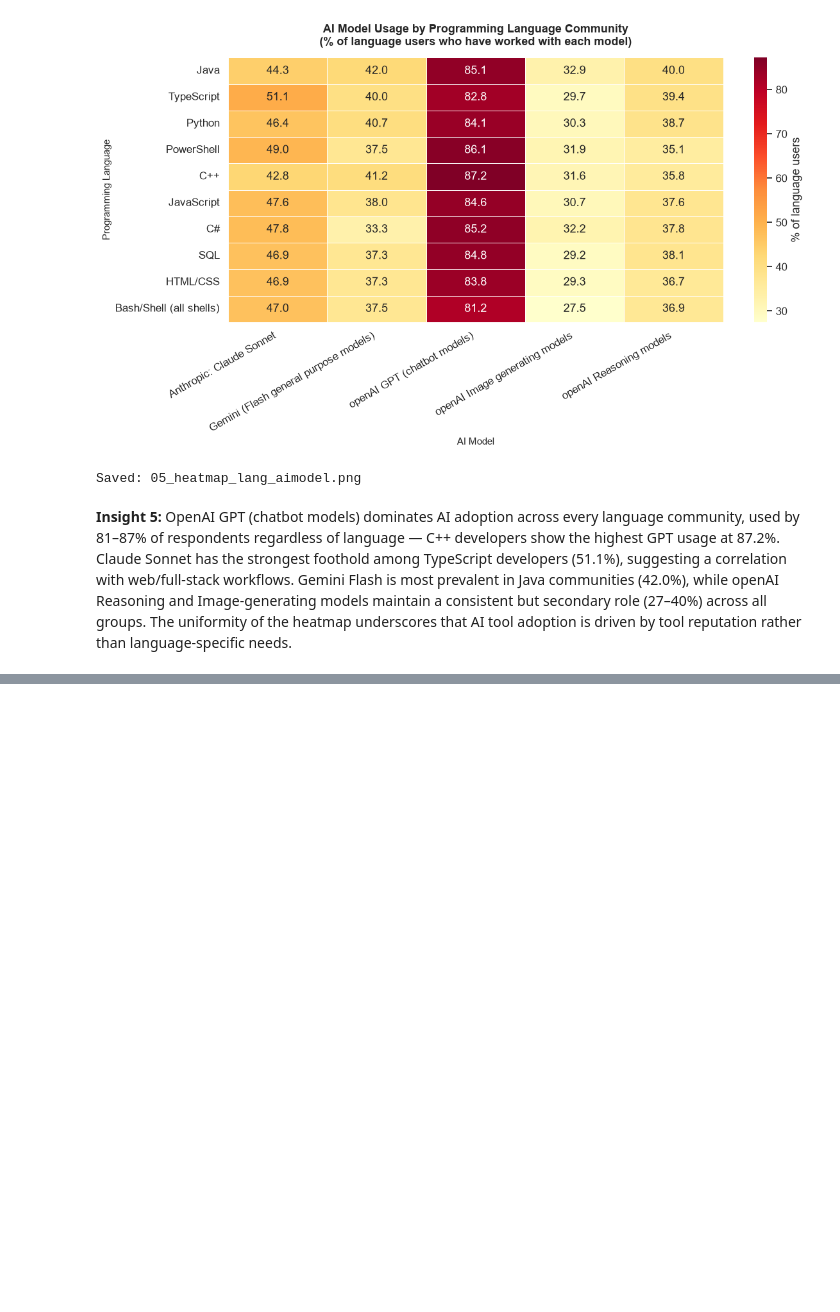
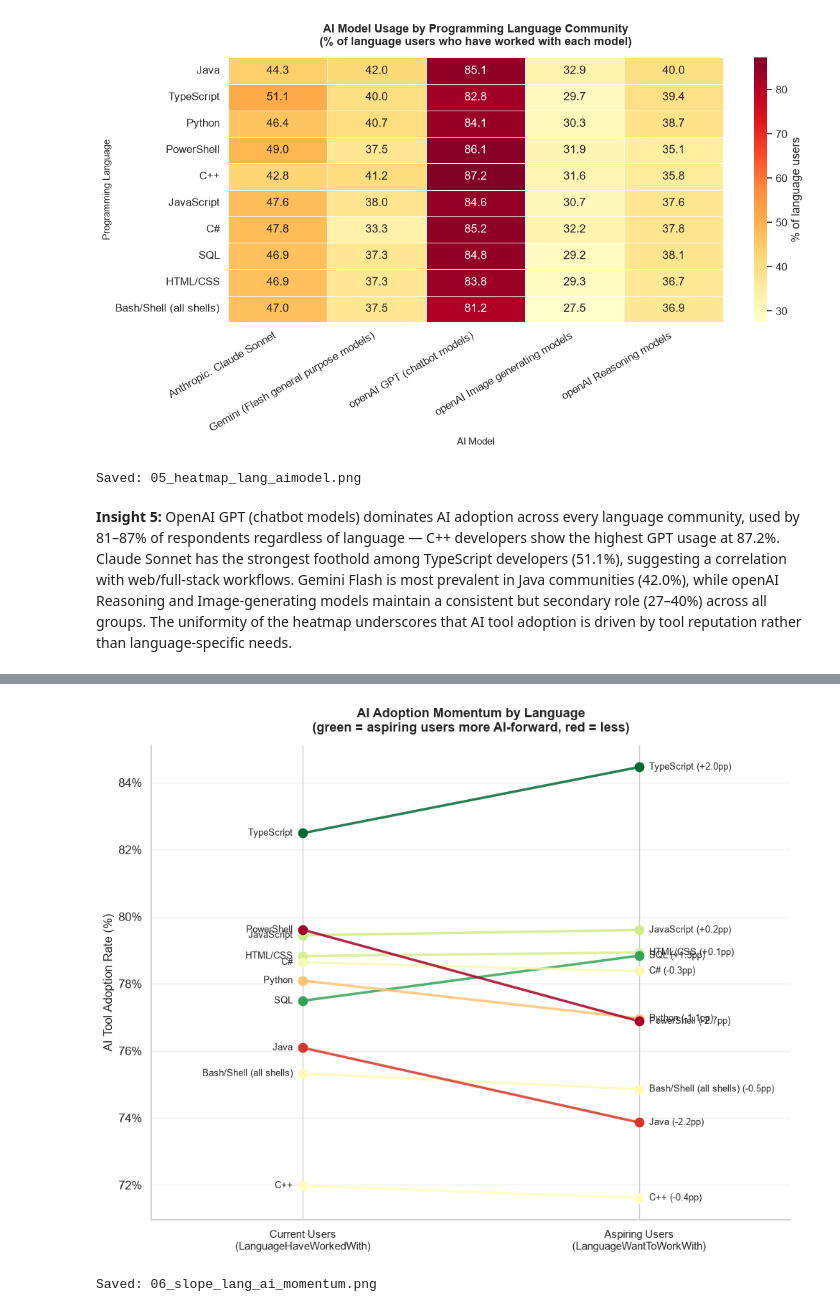
Before and after one commit to DanielAdif/eda-stackoverflow-survey-2025, a Jupyter notebook: notebooks/eda.ipynb, the cells around one changed output, grey strips where cells are left out. Cells and saved outputs as stored; diff of their text form; code cells hidden in the pictures; blank space fills up the shorter version.

Commit message:
feat: add Chart 6 slope chart (AI momentum by language)

```diff
--- a/notebooks/eda.ipynb
+++ b/notebooks/eda.ipynb
@@ -488,0 +526,38 @@ Saved: 05_heatmap_lang_aimodel.png
+# %%
+fig, ax = plt.subplots(figsize=(10, 8))
+cmap = plt.cm.RdYlGn
+gap_min, gap_max = slope_df['gap'].min(), slope_df['gap'].max()
+
+for _, row in slope_df.iterrows():
+    norm  = (row['gap'] - gap_min) / (gap_max - gap_min + 1e-9)
+    color = cmap(norm)
+
+    ax.plot([0, 1],
+            [row['current_ai_rate'] * 100, row['aspiring_ai_rate'] * 100],
+            color=color, linewidth=2.5, alpha=0.85, solid_capstyle='round')
+    ax.scatter([0], [row['current_ai_rate'] * 100],  color=color, s=80, zorder=3)
+    ax.scatter([1], [row['aspiring_ai_rate'] * 100], color=color, s=80, zorder=3)
+
+    ax.text(-0.03, row['current_ai_rate'] * 100,
+            row['lang'], ha='right', va='center', fontsize=9)
+    ax.text(1.03, row['aspiring_ai_rate'] * 100,
+            f"{row['lang']} ({row['gap']*100:+.1f}pp)",
+            ha='left', va='center', fontsize=9)
+
+ax.set_xlim(-0.45, 1.45)
+ax.set_xticks([0, 1])
+ax.set_xticklabels(['Current Users\n(LanguageHaveWorkedWith)',
+                     'Aspiring Users\n(LanguageWantToWorkWith)'], fontsize=11)
+ax.yaxis.set_major_formatter(mticker.FuncFormatter(lambda x, _: f'{x:.0f}%'))
+ax.set_ylabel('AI Tool Adoption Rate (%)', fontsize=12)
+ax.set_title('AI Adoption Momentum by Language\n(green = aspiring users more AI-forward, red = less)',
+             fontsize=13, pad=14, fontweight='bold')
+ax.grid(axis='y', alpha=0.3)
+sns.despine()
+plt.tight_layout()
+fig.savefig(IMG / '06_slope_lang_ai_momentum.png', dpi=150, bbox_inches='tight')
+plt.show()
+print("Saved: 06_slope_lang_ai_momentum.png")
+# %% [output]
+[figure, added]
+Saved: 06_slope_lang_ai_momentum.png
```
Also changed, not shown: parts of 3 cells of this notebook, 1 other file.
